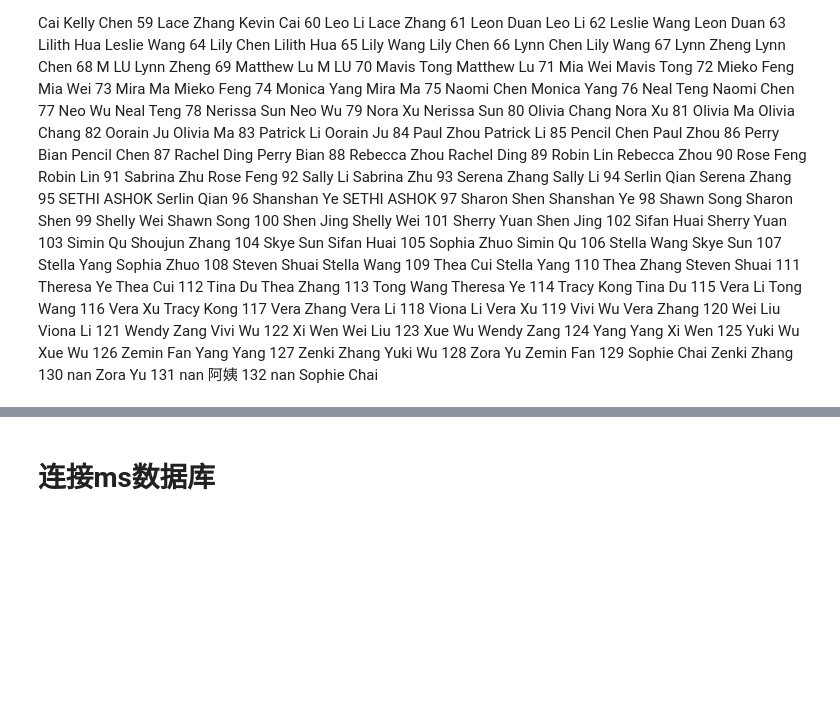
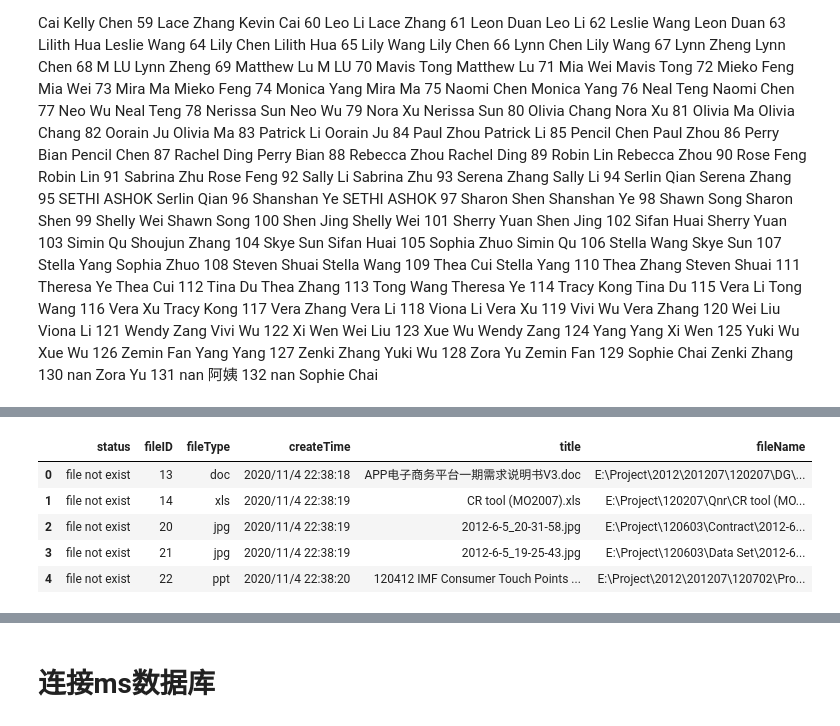
Before and after one commit to AsteriskAzurain/illuminera, a Jupyter notebook: illuminera.ipynb, the cells around one changed output, grey strips where cells are left out. Cells and saved outputs as stored; diff of their text form; code cells hidden in the pictures; blank space fills up the shorter version.

```diff
--- a/illuminera.ipynb
+++ b/illuminera.ipynb
@@ -776,0 +779,4 @@ for i in range(len(taskdata)):
+# %%
+datafile='/content/drive/MyDrive/Colab Notebooks/workdata/feedBack_pms_0.xlsx'
+data=pd.read_excel(io=datafile,header=0)
+print(data.columns.values)
@@ -776,0 +815,10 @@ for i in range(len(taskdata)):
+# %%
+data=data.drop(columns=['Unnamed: 0','sn'])
+data[:5]
+# %% [output]
+|  | status | fileID | fileType | createTime | title | fileName |
+| 0 | file not exist | 13 | doc | 2020/11/4 22:38:18 | APP电子商务平台一期需求说明书V3.doc | E:\Project\2012\201207\120207\DG\... |
+| 1 | file not exist | 14 | xls | 2020/11/4 22:38:19 | CR tool (MO2007).xls | E:\Project\120207\Qnr\CR tool (MO... |
+| 2 | file not exist | 20 | jpg | 2020/11/4 22:38:19 | 2012-6-5_20-31-58.jpg | E:\Project\120603\Contract\2012-6... |
+| 3 | file not exist | 21 | jpg | 2020/11/4 22:38:19 | 2012-6-5_19-25-43.jpg | E:\Project\120603\Data Set\2012-6... |
+| 4 | file not exist | 22 | ppt | 2020/11/4 22:38:20 | 120412 IMF Consumer Touch Points ... | E:\Project\2012\201207\120702\Pro... |
```
Also changed, not shown: parts of 13 cells of this notebook.
